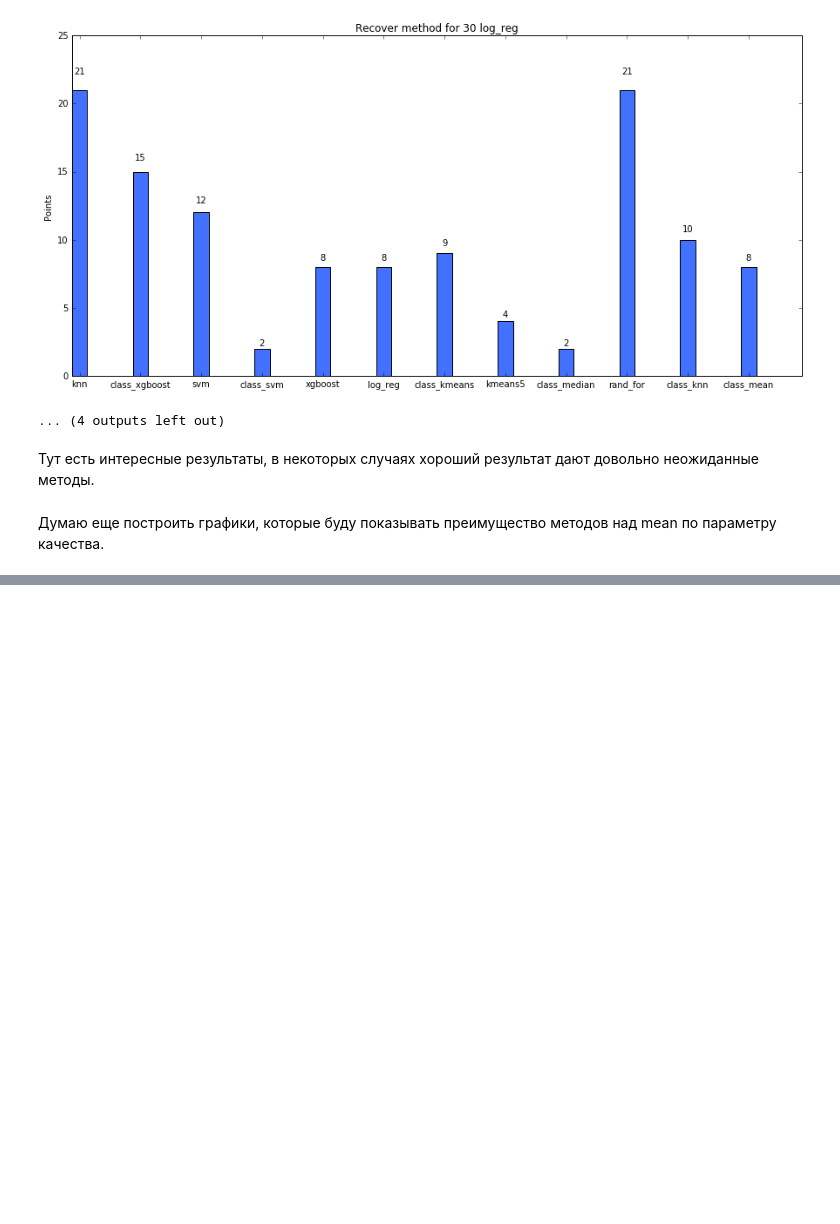
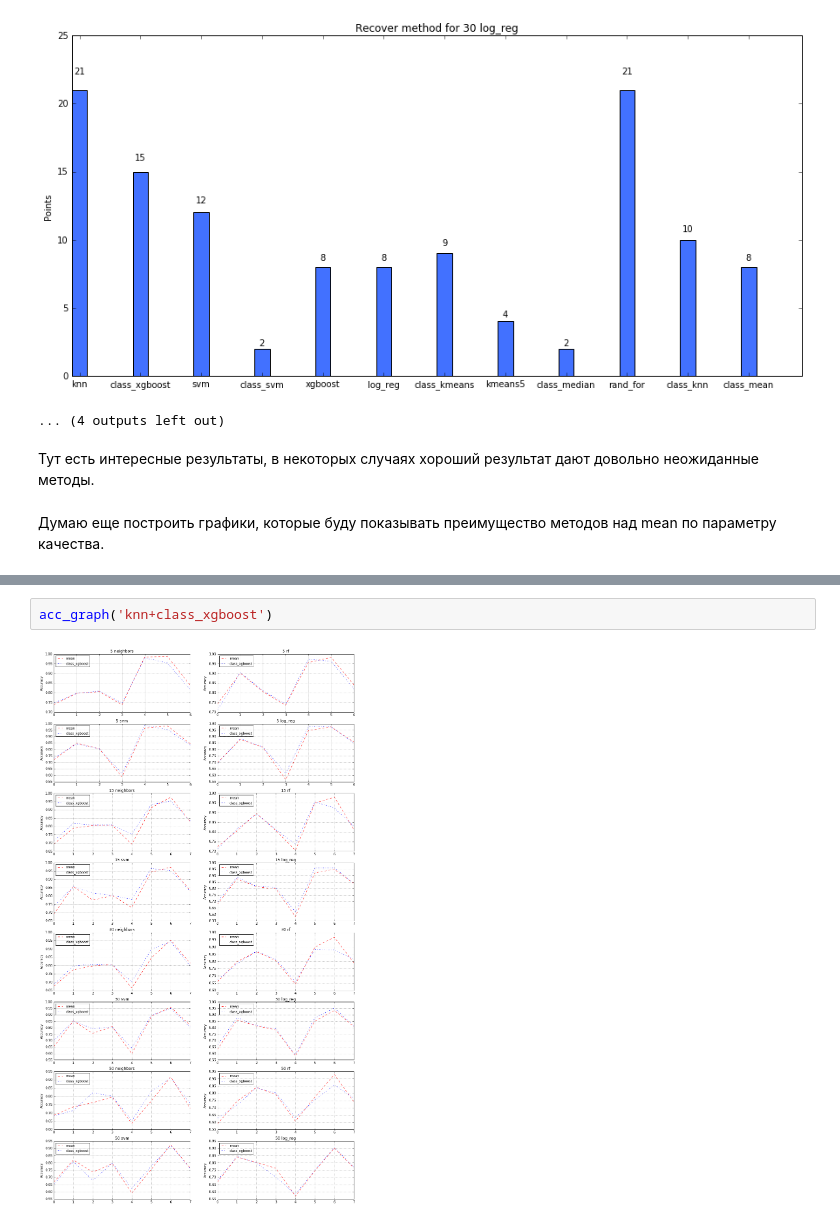
Before and after one commit to tyamana/imputer, a Jupyter notebook: analysis/Analysis of results.ipynb, the cells around one changed output, grey strips where cells are left out. Cells and saved outputs as stored; diff of their text form; blank space fills up the shorter version.

```diff
--- a/analysis/Analysis of results.ipynb
+++ b/analysis/Analysis of results.ipynb
@@ -559,0 +497,4 @@ sort_and_print_top_dict(class_top1)
+# %%
+acc_graph('knn+class_xgboost')
+# %% [output]
+[figure, added]
```
Also changed, not shown: parts of 21 cells of this notebook.
